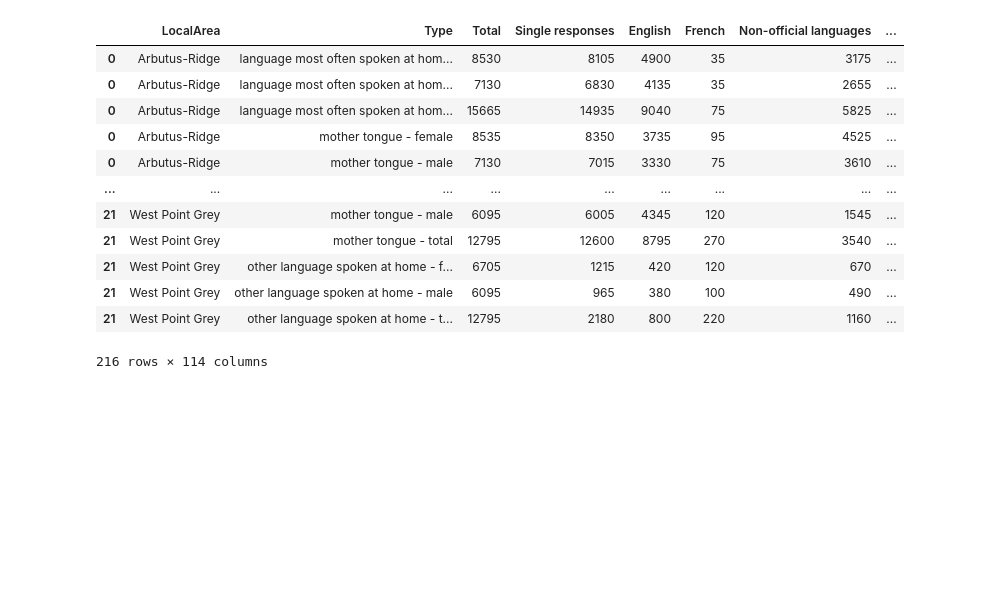
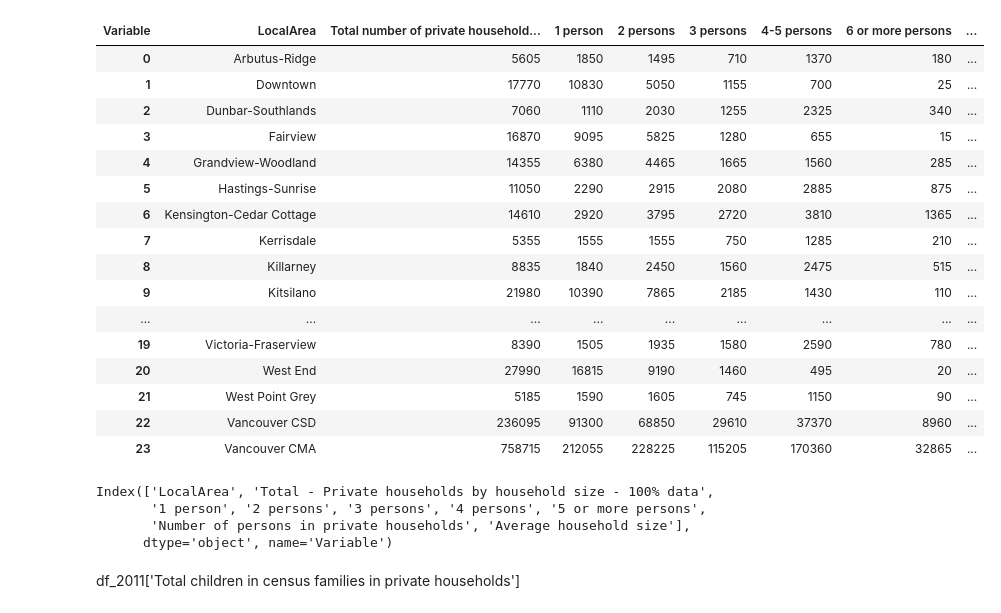
Before and after one commit to aakanksha023/EVAN, a Jupyter notebook: src/02_clean_wrangle/clean_census_data.ipynb, the cells around one changed output. Saved outputs shown, nothing was run; the diff lists cells and outputs as text; code cells hidden in the pictures; blank space fills up the shorter version.

Commit message:
clean household data subgroup

```diff
--- a/src/02_clean_wrangle/clean_census_data.ipynb
+++ b/src/02_clean_wrangle/clean_census_data.ipynb
@@ -44,6 +44,9 @@ def clean_census(file, year):
     census_dict = clean_private_households(census_dict, year)
     census_dict = clean_couple_fam_structure(census_dict, year)
     census_dict = clean_language_detailed(census_dict, year)
+    census_dict = clean_official_language(census_dict, year)
+    census_dict = clean_structural_dwelling_type(census_dict, year)
+    census_dict = clean_household_size(census_dict, year)
 
     return census_dict
 # %%
@@ -539,8 +616,8 @@ def clean_visible_minority(census_dict, year):
 def clean_work_activity(census_dict, year):
     return census_dict
 # %%
-df_2001 = clean_census('../data/raw/census_2001.csv', 2001)
-df_2006 = clean_census('../data/raw/census_2006.csv', 2006)
-df_2011 = clean_census('../data/raw/census_2011.csv', 2011)
-df_2016 = clean_census('../data/raw/census_2016.csv', 2016)
+df_2001 = clean_census('../../data/raw/census_2001.csv', 2001)
+df_2006 = clean_census('../../data/raw/census_2006.csv', 2006)
+df_2011 = clean_census('../../data/raw/census_2011.csv', 2011)
+df_2016 = clean_census('../../data/raw/census_2016.csv', 2016)
 # %%
@@ -668,16 +644,29 @@ df_2016['Total - Language used most often at work for the population in private
-# %%
-df_2011['detailed language']
-# %% [output]
-|  | LocalArea | Type | Total | Single responses | English | French | Non-official languages | ... |
-| 0 | Arbutus-Ridge | language most often spoken at hom... | 8530 | 8105 | 4900 | 35 | 3175 | ... |
-| 0 | Arbutus-Ridge | language most often spoken at hom... | 7130 | 6830 | 4135 | 35 | 2655 | ... |
-| 0 | Arbutus-Ridge | language most often spoken at hom... | 15665 | 14935 | 9040 | 75 | 5825 | ... |
-| 0 | Arbutus-Ridge | mother tongue - female | 8535 | 8350 | 3735 | 95 | 4525 | ... |
-| 0 | Arbutus-Ridge | mother tongue - male | 7130 | 7015 | 3330 | 75 | 3610 | ... |
-| ... | ... | ... | ... | ... | ... | ... | ... | ... |
-| 21 | West Point Grey | mother tongue - male | 6095 | 6005 | 4345 | 120 | 1545 | ... |
-| 21 | West Point Grey | mother tongue - total | 12795 | 12600 | 8795 | 270 | 3540 | ... |
-| 21 | West Point Grey | other language spoken at home - f... | 6705 | 1215 | 420 | 120 | 670 | ... |
-| 21 | West Point Grey | other language spoken at home - male | 6095 | 965 | 380 | 100 | 490 | ... |
-| 21 | West Point Grey | other language spoken at home - t... | 12795 | 2180 | 800 | 220 | 1160 | ... |
-216 rows × 114 columns
+# %%
+df_2001['Total number of private households by household size']
+# %% [output]
+| Variable | LocalArea | Total number of private household... | 1 person | 2 persons | 3 persons | 4-5 persons | 6 or more persons | ... |
+| 0 | Arbutus-Ridge | 5605 | 1850 | 1495 | 710 | 1370 | 180 | ... |
+| 1 | Downtown | 17770 | 10830 | 5050 | 1155 | 700 | 25 | ... |
+| 2 | Dunbar-Southlands | 7060 | 1110 | 2030 | 1255 | 2325 | 340 | ... |
+| 3 | Fairview | 16870 | 9095 | 5825 | 1280 | 655 | 15 | ... |
+| 4 | Grandview-Woodland | 14355 | 6380 | 4465 | 1665 | 1560 | 285 | ... |
+| 5 | Hastings-Sunrise | 11050 | 2290 | 2915 | 2080 | 2885 | 875 | ... |
+| 6 | Kensington-Cedar Cottage | 14610 | 2920 | 3795 | 2720 | 3810 | 1365 | ... |
+| 7 | Kerrisdale | 5355 | 1555 | 1555 | 750 | 1285 | 210 | ... |
+| 8 | Killarney | 8835 | 1840 | 2450 | 1560 | 2475 | 515 | ... |
+| 9 | Kitsilano | 21980 | 10390 | 7865 | 2185 | 1430 | 110 | ... |
+| ... | ... | ... | ... | ... | ... | ... | ... | ... |
+| 19 | Victoria-Fraserview | 8390 | 1505 | 1935 | 1580 | 2590 | 780 | ... |
+| 20 | West End | 27990 | 16815 | 9190 | 1460 | 495 | 20 | ... |
+| 21 | West Point Grey | 5185 | 1590 | 1605 | 745 | 1150 | 90 | ... |
+| 22 | Vancouver CSD | 236095 | 91300 | 68850 | 29610 | 37370 | 8960 | ... |
+| 23 | Vancouver CMA | 758715 | 212055 | 228225 | 115205 | 170360 | 32865 | ... |
+# %%
+df_2016['Total - Private households by household size - 100% data'].columns
+# %% [output]
+Index(['LocalArea', 'Total - Private households by household size - 100% data',
+       '1 person', '2 persons', '3 persons', '4 persons', '5 or more persons',
+       'Number of persons in private households', 'Average household size'],
+      dtype='object', name='Variable')
+# %% [markdown]
+df_2011['Total children in census families in private households']
```
Also changed, not shown: parts of 16 cells of this notebook.
